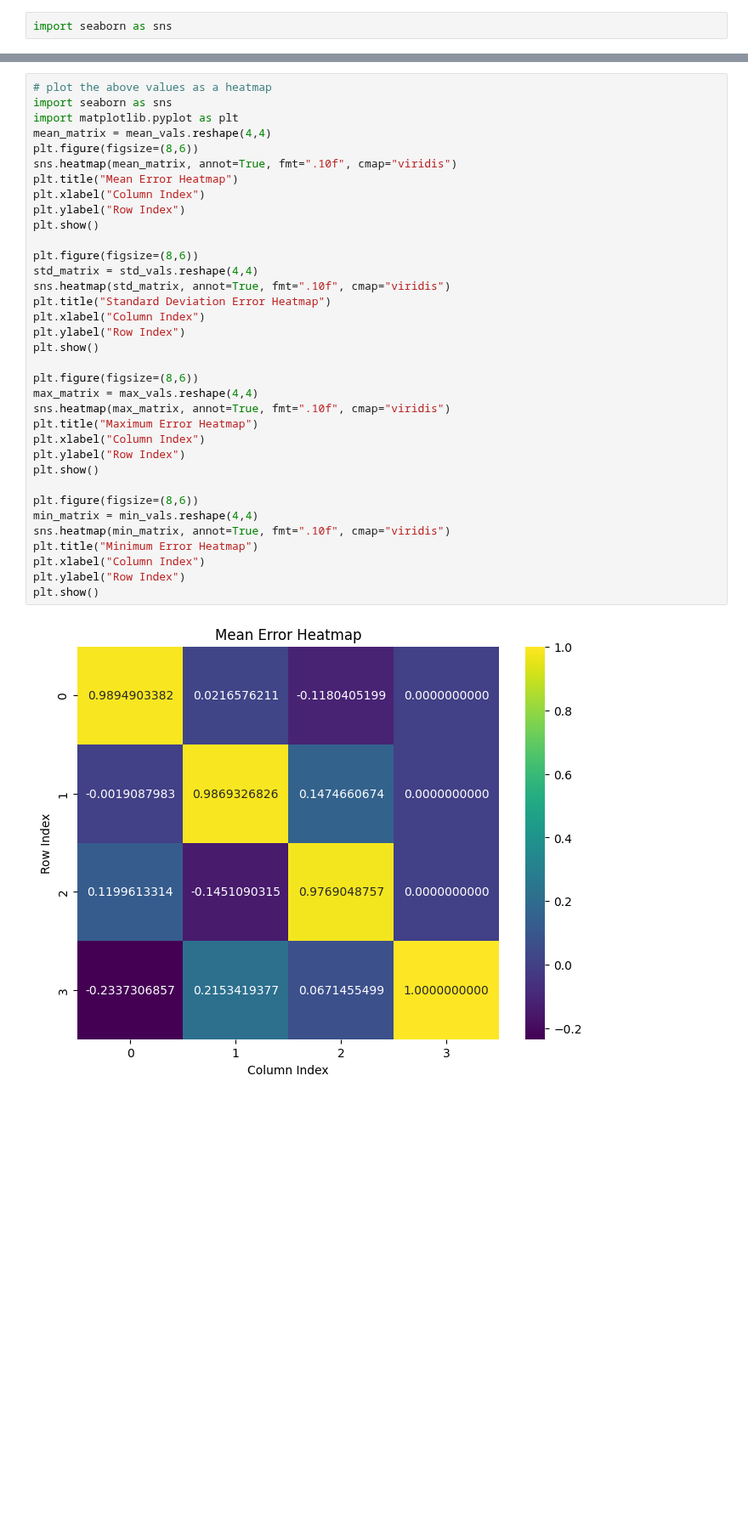
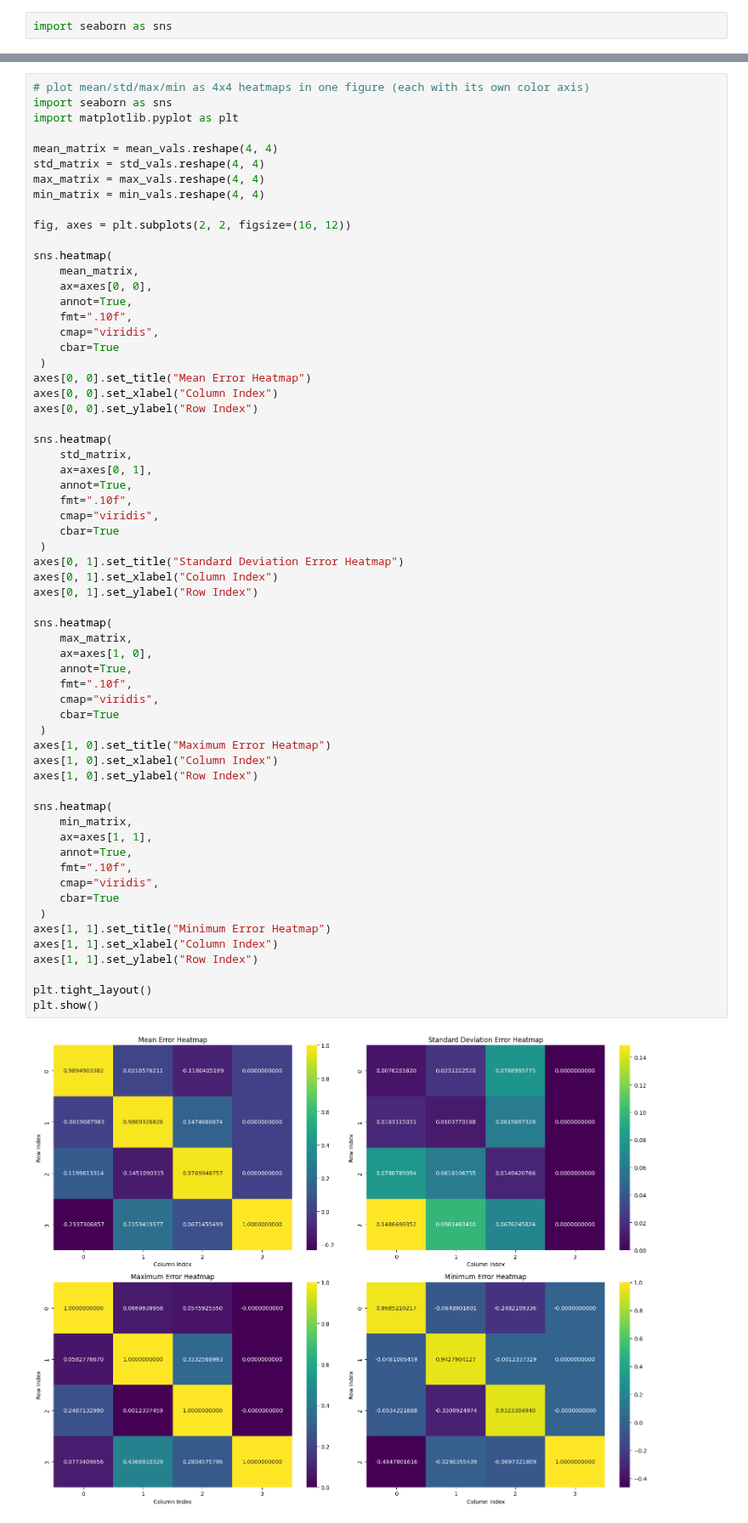
Before and after one commit to tcmarino8/BirdSongs-MNHN, a Jupyter notebook: Testing/Code-Testing/basic_distance_analysis.ipynb, the cells around one changed output, grey strips where cells are left out. Shown at 85% size. Cells and saved outputs as stored; diff of their text form; blank space fills up the shorter version.

```diff
--- a/Testing/Code-Testing/basic_distance_analysis.ipynb
+++ b/Testing/Code-Testing/basic_distance_analysis.ipynb
@@ -422,39 +422,66 @@ print(min_vals.reshape(4,4))
  [-0.05342219 -0.3309925   0.93233049 -0.        ]
  [-0.46478016 -0.02903554 -0.06973218  1.        ]]
 # %%
-# plot the above values as a heatmap
+# plot mean/std/max/min as 4x4 heatmaps in one figure (each with its own color axis)
 import seaborn as sns
 import matplotlib.pyplot as plt
-mean_matrix = mean_vals.reshape(4,4)
-plt.figure(figsize=(8,6))
-sns.heatmap(mean_matrix, annot=True, fmt=".10f", cmap="viridis")
-plt.title("Mean Error Heatmap")
-plt.xlabel("Column Index")
-plt.ylabel("Row Index")
+
+mean_matrix = mean_vals.reshape(4, 4)
+std_matrix = std_vals.reshape(4, 4)
+max_matrix = max_vals.reshape(4, 4)
+min_matrix = min_vals.reshape(4, 4)
+
+fig, axes = plt.subplots(2, 2, figsize=(16, 12))
+
+sns.heatmap(
+    mean_matrix,
+    ax=axes[0, 0],
+    annot=True,
+    fmt=".10f",
+    cmap="viridis",
+    cbar=True
+ )
+axes[0, 0].set_title("Mean Error Heatmap")
+axes[0, 0].set_xlabel("Column Index")
+axes[0, 0].set_ylabel("Row Index")
+
+sns.heatmap(
+    std_matrix,
+    ax=axes[0, 1],
+    annot=True,
+    fmt=".10f",
+    cmap="viridis",
+    cbar=True
+ )
+axes[0, 1].set_title("Standard Deviation Error Heatmap")
+axes[0, 1].set_xlabel("Column Index")
+axes[0, 1].set_ylabel("Row Index")
+
+sns.heatmap(
+    max_matrix,
+    ax=axes[1, 0],
+    annot=True,
+    fmt=".10f",
+    cmap="viridis",
+    cbar=True
+ )
+axes[1, 0].set_title("Maximum Error Heatmap")
+axes[1, 0].set_xlabel("Column Index")
+axes[1, 0].set_ylabel("Row Index")
+
+sns.heatmap(
+    min_matrix,
+    ax=axes[1, 1],
+    annot=True,
+    fmt=".10f",
+    cmap="viridis",
+    cbar=True
+ )
+axes[1, 1].set_title("Minimum Error Heatmap")
+axes[1, 1].set_xlabel("Column Index")
+axes[1, 1].set_ylabel("Row Index")
+
+plt.tight_layout()
 plt.show()
-
-plt.figure(figsize=(8,6))
-std_matrix = std_vals.reshape(4,4)
-sns.heatmap(std_matrix, annot=True, fmt=".10f", cmap="viridis")
-plt.title("Standard Deviation Error Heatmap")
-plt.xlabel("Column Index")
-plt.ylabel("Row Index")
-plt.show()
-
-plt.figure(figsize=(8,6))
-max_matrix = max_vals.reshape(4,4)
-sns.heatmap(max_matrix, annot=True, fmt=".10f", cmap="viridis")
-plt.title("Maximum Error Heatmap")
-plt.xlabel("Column Index")
-plt.ylabel("Row Index")
-plt.show()
-
-plt.figure(figsize=(8,6))
-min_matrix = min_vals.reshape(4,4)
-sns.heatmap(min_matrix, annot=True, fmt=".10f", cmap="viridis")
-plt.title("Minimum Error Heatmap")
-plt.xlabel("Column Index")
-plt.ylabel("Row Index")
-plt.show()
 # %% [output]
-[figure, old version]
+[figure, new version]
```
Also changed, not shown: parts of 3 cells of this notebook, 2 other files.
